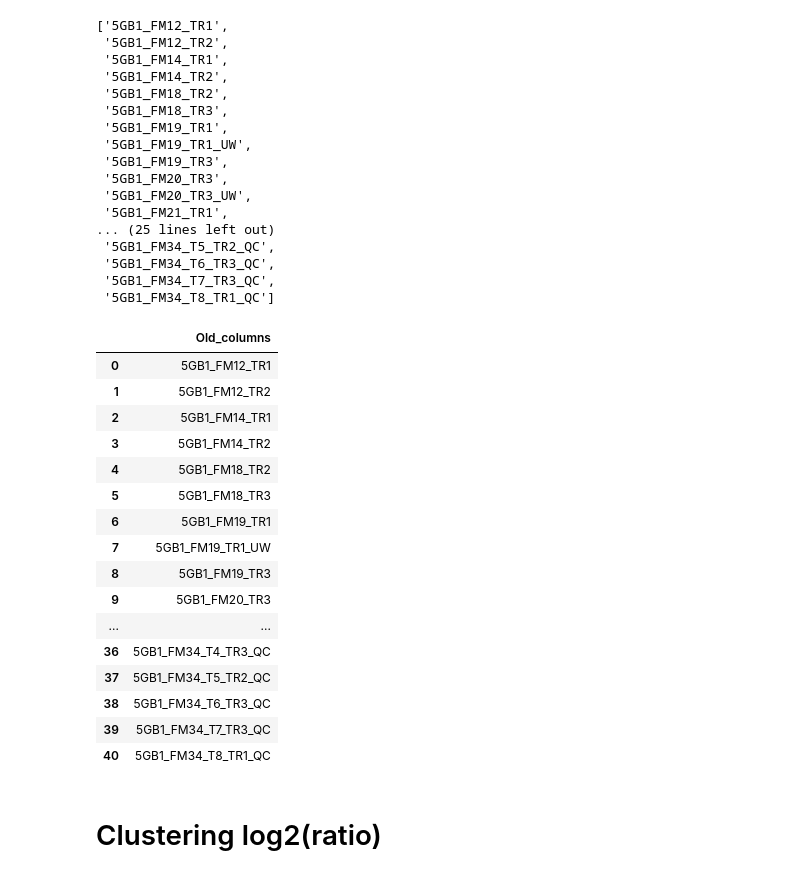
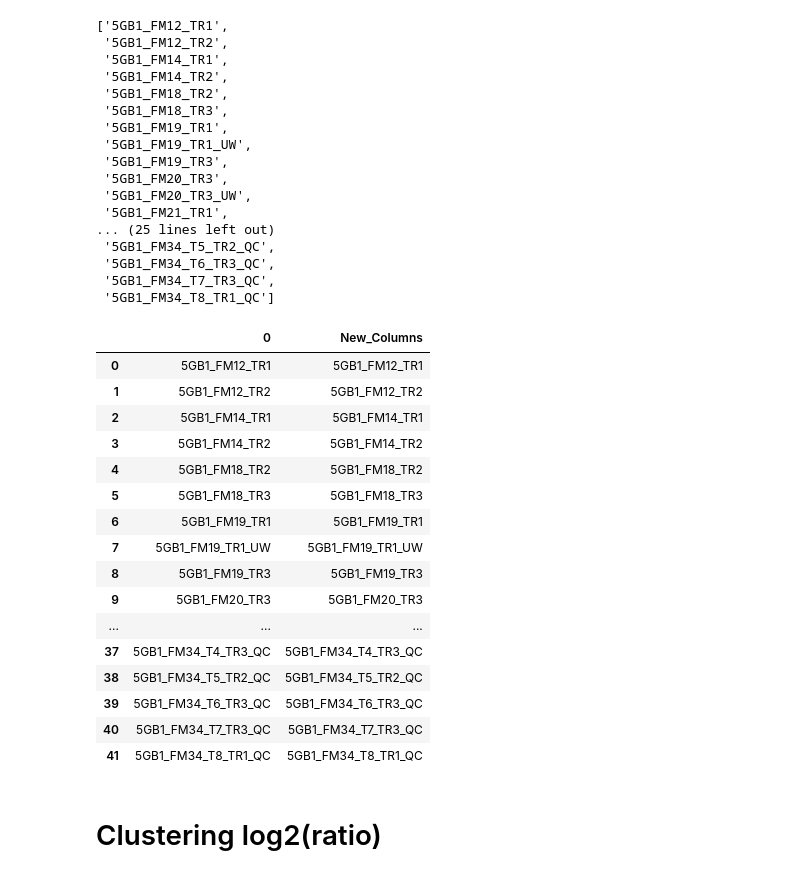
Before and after one commit to JiayuanGuo/Cu_transition_time_course-, a Jupyter notebook: Clustering_all_transcripts_via_K_means.ipynb, the cells around one changed output. Saved outputs shown, nothing was run; the diff lists cells and outputs as text; code cells hidden in the pictures.

Commit message:
created new column names

```diff
--- a/Clustering_all_transcripts_via_K_means.ipynb
+++ b/Clustering_all_transcripts_via_K_means.ipynb
@@ -201,5 +207,5 @@ df_old_columns = pd.DataFrame({"Old_columns":
 # %%
-df_new_columns = pd.DataFrame({"New_Columns":
+df_old_columns = pd.DataFrame({"New_Columns":
                                 ['5GB1_FM12_TR1',
                                  '5GB1_FM12_TR2',
                                  '5GB1_FM14_TR1',
@@ -217,6 +223,7 @@ df_new_columns = pd.DataFrame({"New_Columns":
                                  '5GB1_FM22_TR1',
                                  '5GB1_FM22_TR3',
                                  '5GB1_FM22_TR3_UW',
+                                 '5GB1_FM23_TR3',
                                  '5GB1_FM69_t2_TR1',
                                  '5GB1_FM69_t3_TR1',
                                  '5GB1_FM69_t3_TR1_UW',
@@ -240,26 +247,47 @@ df_new_columns = pd.DataFrame({"New_Columns":
                                  '5GB1_FM34_T5_TR2_QC',
                                  '5GB1_FM34_T6_TR3_QC',
                                  '5GB1_FM34_T7_TR3_QC',
-                                 '5GB1_FM34_T8_TR1_QC'
-        ]})
+                                 '5GB1_FM34_T8_TR1_QC']})
-# %% [output]
-|  | Old_columns |
-| 0 | 5GB1_FM12_TR1 |
-| 1 | 5GB1_FM12_TR2 |
-| 2 | 5GB1_FM14_TR1 |
-| 3 | 5GB1_FM14_TR2 |
-| 4 | 5GB1_FM18_TR2 |
-| 5 | 5GB1_FM18_TR3 |
-| 6 | 5GB1_FM19_TR1 |
-| 7 | 5GB1_FM19_TR1_UW |
-| 8 | 5GB1_FM19_TR3 |
-| 9 | 5GB1_FM20_TR3 |
-| ... | ... |
-| 36 | 5GB1_FM34_T4_TR3_QC |
-| 37 | 5GB1_FM34_T5_TR2_QC |
-| 38 | 5GB1_FM34_T6_TR3_QC |
-| 39 | 5GB1_FM34_T7_TR3_QC |
-| 40 | 5GB1_FM34_T8_TR1_QC |
+# %%
+blah = ['5GB1_FM12_TR1', '5GB1_FM12_TR2',
+       '5GB1_FM14_TR1', '5GB1_FM14_TR2', '5GB1_FM18_TR2', '5GB1_FM18_TR3',
+       '5GB1_FM19_TR1', '5GB1_FM19_TR1_UW', '5GB1_FM19_TR3', '5GB1_FM20_TR3',
+       '5GB1_FM20_TR3_UW', '5GB1_FM21_TR1', '5GB1_FM21_TR2',
+       '5GB1_FM21_TR2_UW', '5GB1_FM22_TR1', '5GB1_FM22_TR3',
+       '5GB1_FM22_TR3_UW', '5GB1_FM23_TR3', '5GB1_FM69_t2_TR1',
+       '5GB1_FM69_t3_TR1', '5GB1_FM69_t3_TR1_UW', '5GB1_FM69_t4_TR1',
+       '5GB1_FM69_t4_TR1_UW', '5GB1_FM80_t2_TR1', '5GB1_FM80_t4_TR1',
+       '5GB1_FM81_t1_TR3', '5GB1_FM81_t2_TR3', '5GB1_FM40_T0m_TR2',
+       '5GB1_FM40_T10m_TR3', '5GB1_FM40_T20m_TR2', '5GB1_FM40_T40m_TR1',
+       '5GB1_FM40_T60m_TR1', '5GB1_FM40_T90m_TR2',
+       '5GB1_FM40_T150m_TR1_remake', '5GB1_FM40_T180m_TR1',
+       '5GB1_FM34_T0_TR1_QC', '5GB1_FM34_T3_TR3_QC', '5GB1_FM34_T4_TR3_QC',
+       '5GB1_FM34_T5_TR2_QC', '5GB1_FM34_T6_TR3_QC', '5GB1_FM34_T7_TR3_QC',
+       '5GB1_FM34_T8_TR1_QC']
+# %%
+test_df = pd.DataFrame(blah)
+# %%
+concat_tests = pd.concat([test_df, df_old_columns], axis = 1)
+# %%
+concat_tests
+# %% [output]
+|  | 0 | New_Columns |
+| 0 | 5GB1_FM12_TR1 | 5GB1_FM12_TR1 |
+| 1 | 5GB1_FM12_TR2 | 5GB1_FM12_TR2 |
+| 2 | 5GB1_FM14_TR1 | 5GB1_FM14_TR1 |
+| 3 | 5GB1_FM14_TR2 | 5GB1_FM14_TR2 |
+| 4 | 5GB1_FM18_TR2 | 5GB1_FM18_TR2 |
+| 5 | 5GB1_FM18_TR3 | 5GB1_FM18_TR3 |
+| 6 | 5GB1_FM19_TR1 | 5GB1_FM19_TR1 |
+| 7 | 5GB1_FM19_TR1_UW | 5GB1_FM19_TR1_UW |
+| 8 | 5GB1_FM19_TR3 | 5GB1_FM19_TR3 |
+| 9 | 5GB1_FM20_TR3 | 5GB1_FM20_TR3 |
+| ... | ... | ... |
+| 37 | 5GB1_FM34_T4_TR3_QC | 5GB1_FM34_T4_TR3_QC |
+| 38 | 5GB1_FM34_T5_TR2_QC | 5GB1_FM34_T5_TR2_QC |
+| 39 | 5GB1_FM34_T6_TR3_QC | 5GB1_FM34_T6_TR3_QC |
+| 40 | 5GB1_FM34_T7_TR3_QC | 5GB1_FM34_T7_TR3_QC |
+| 41 | 5GB1_FM34_T8_TR1_QC | 5GB1_FM34_T8_TR1_QC |
 # %% [markdown]
 # Clustering log2(ratio)
 # %%
```
Also changed, not shown: parts of 2 cells of this notebook.
